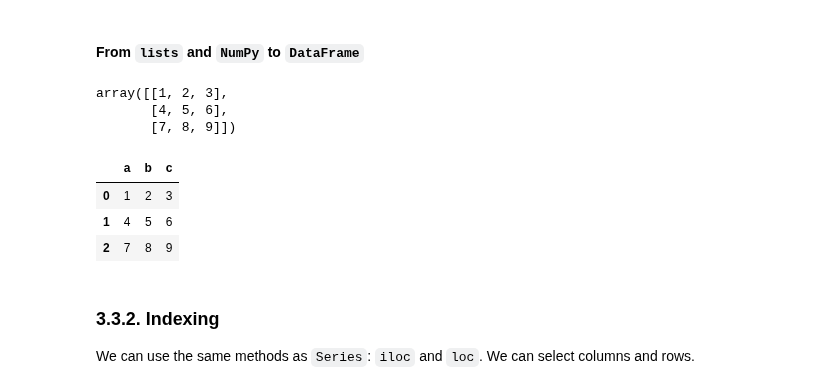
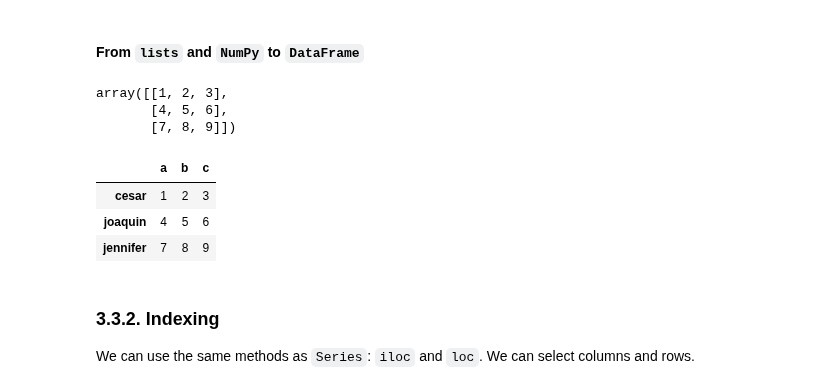
Before and after one commit to alexanderquispe/QLAB_Summer_Python, a Jupyter notebook: Lecture_3/Lecture_3.ipynb, the cells around one changed output. Cells and saved outputs as stored; diff of their text form; code cells hidden in the pictures.

```diff
--- a/Lecture_3/Lecture_3.ipynb
+++ b/Lecture_3/Lecture_3.ipynb
@@ -286,22 +321,26 @@ gradesA1
 # %% [markdown]
 #### From `lists` and `NumPy` to `DataFrame`
 # %%
-values = np.array([ [ 1, 2, 3 ], [ 4, 5, 6 ], [ 7, 8, 9 ] ] )
-values
+list_1 = [ 1, 2, 3 ]
+list_2 = [ 4, 5, 6 ]
+list_3 = [ 7, 8, 9 ]
-# %% [output]
-array([[1, 2, 3],
-       [4, 5, 6],
-       [7, 8, 9]])
+# %%
+values = np.array([list_1 ,list_2 ,list_3 ] )
+values
+# %% [output]
+array([[1, 2, 3],
+       [4, 5, 6],
+       [7, 8, 9]])
 # %%
 col_names = [ 'a', 'b', 'c' ]
 # %%
-data2 = pd.DataFrame( values, columns = col_names )
+data2 = pd.DataFrame( values, columns = col_names, index = ["cesar", "joaquin", "jennifer"] )
 data2
 # %% [output]
 |  | a | b | c |
-| 0 | 1 | 2 | 3 |
-| 1 | 4 | 5 | 6 |
-| 2 | 7 | 8 | 9 |
+| cesar | 1 | 2 | 3 |
+| joaquin | 4 | 5 | 6 |
+| jennifer | 7 | 8 | 9 |
 # %% [markdown]
 ### 3.3.2. <a id='3.3.2'> Indexing</a>
 
```
Also changed, not shown: parts of 60 cells of this notebook, 1 other file.
